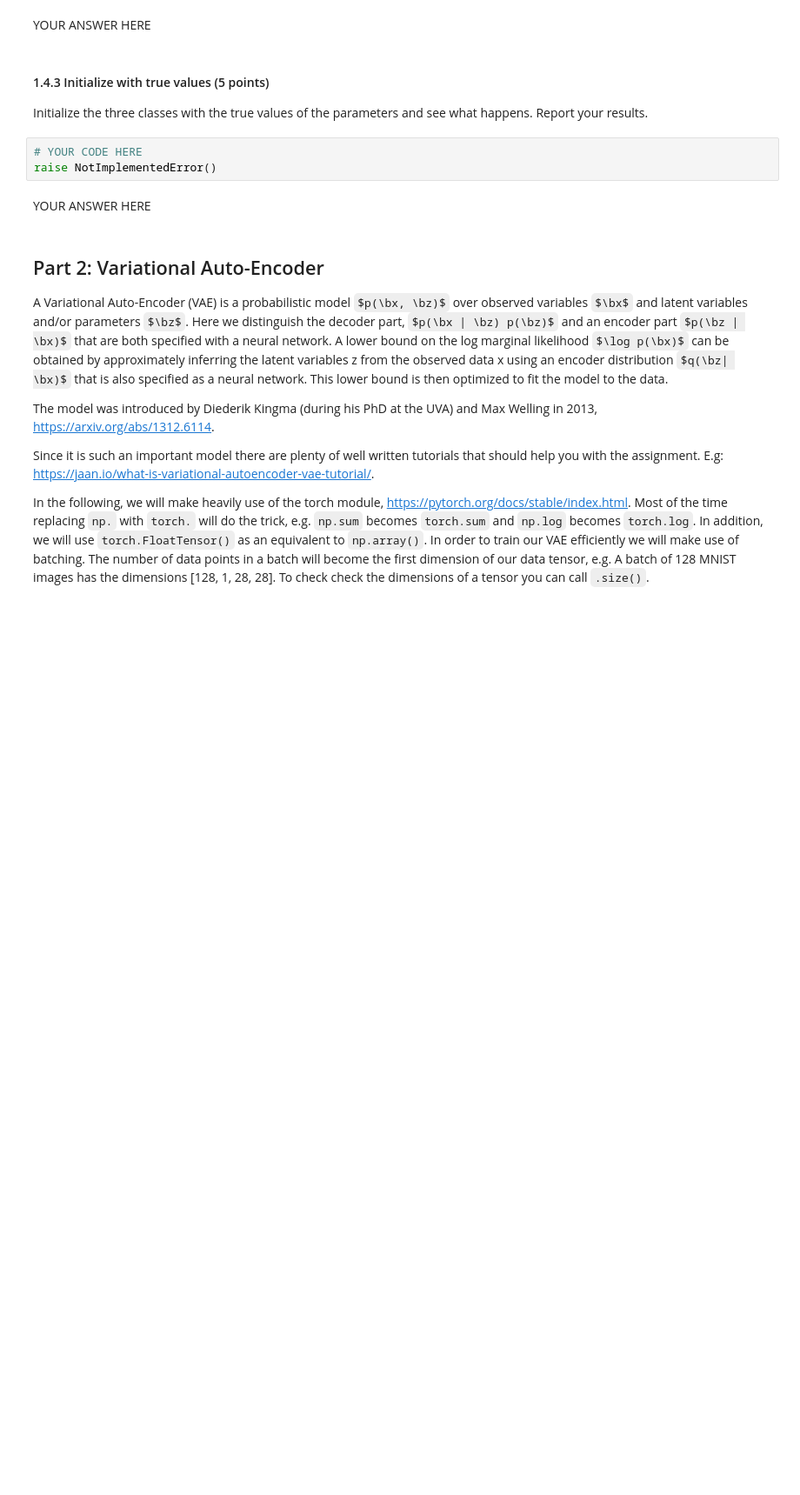
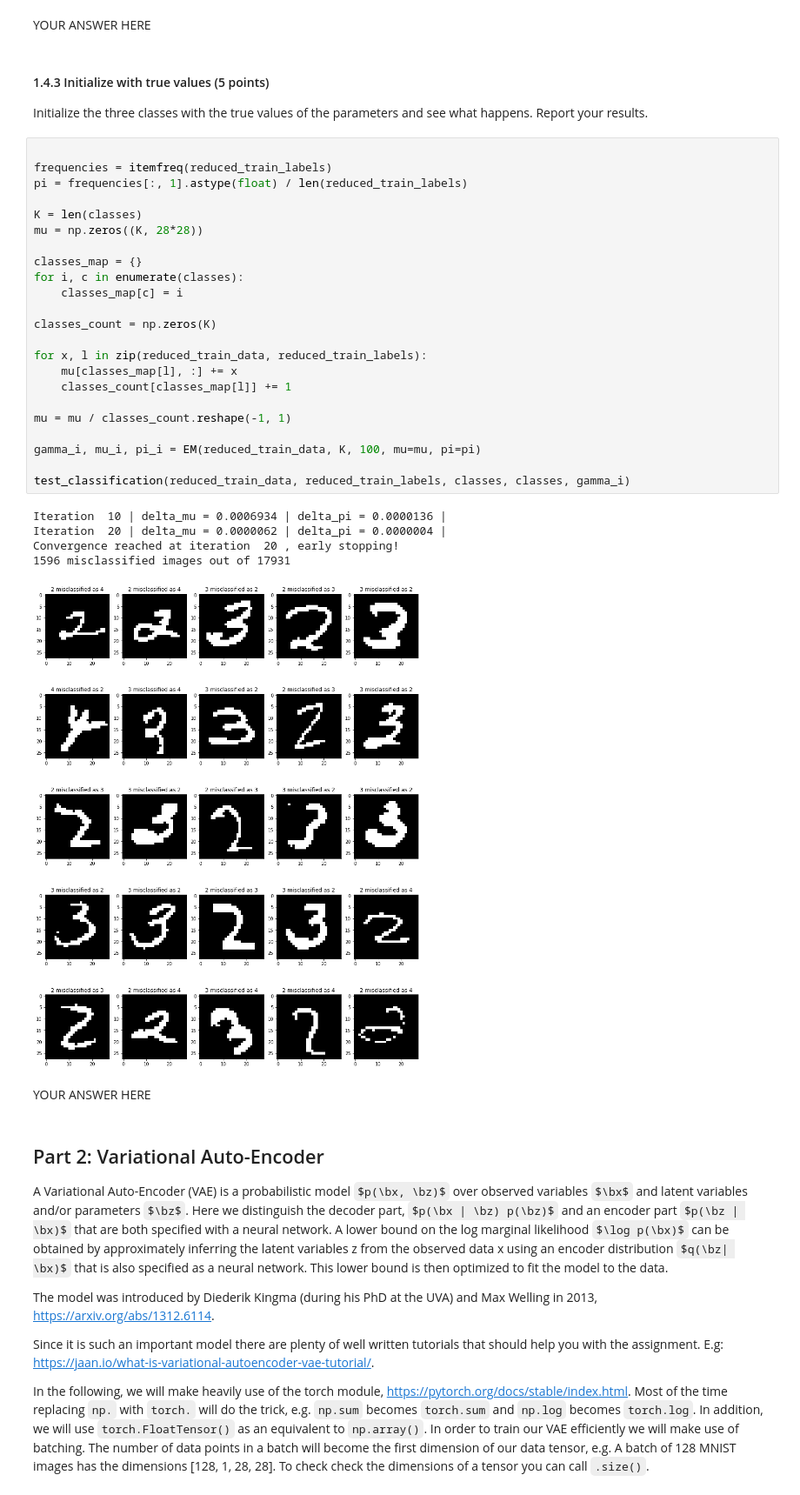
Before and after one commit to davide-belli/machine-learning-2-labs-hws, a Jupyter notebook: lab3/lab3.ipynb, the cells around one changed output. Shown at 87% size. Cells and saved outputs as stored; diff of their text form; some formulas as TeX source; blank space fills up the shorter version.

```diff
--- a/lab3/lab3.ipynb
+++ b/lab3/lab3.ipynb
@@ -297,9 +375,35 @@ YOUR ANSWER HERE
 # %% [markdown]
 #### 1.4.3 Initialize with true values (5 points)
 Initialize the three classes with the true values of the parameters and see what happens. Report your results.
-# %%
-# YOUR CODE HERE
-raise NotImplementedError()
+# %%
+
+frequencies = itemfreq(reduced_train_labels)
+pi = frequencies[:, 1].astype(float) / len(reduced_train_labels)
+
+K = len(classes)
+mu = np.zeros((K, 28*28))
+
+classes_map = {}
+for i, c in enumerate(classes):
+    classes_map[c] = i
+
+classes_count = np.zeros(K)
+
+for x, l in zip(reduced_train_data, reduced_train_labels):
+    mu[classes_map[l], :] += x
+    classes_count[classes_map[l]] += 1
+
+mu = mu / classes_count.reshape(-1, 1)
+
+gamma_i, mu_i, pi_i = EM(reduced_train_data, K, 100, mu=mu, pi=pi)
+
+test_classification(reduced_train_data, reduced_train_labels, classes, classes, gamma_i)
+# %% [output]
+Iteration  10 | delta_mu = 0.0006934 | delta_pi = 0.0000136 |
+Iteration  20 | delta_mu = 0.0000062 | delta_pi = 0.0000004 |
+Convergence reached at iteration  20 , early stopping!
+1596 misclassified images out of 17931
+[figure, added]
 # %% [markdown]
 YOUR ANSWER HERE
 # %% [markdown]
```
Also changed, not shown: parts of 6 cells of this notebook.
